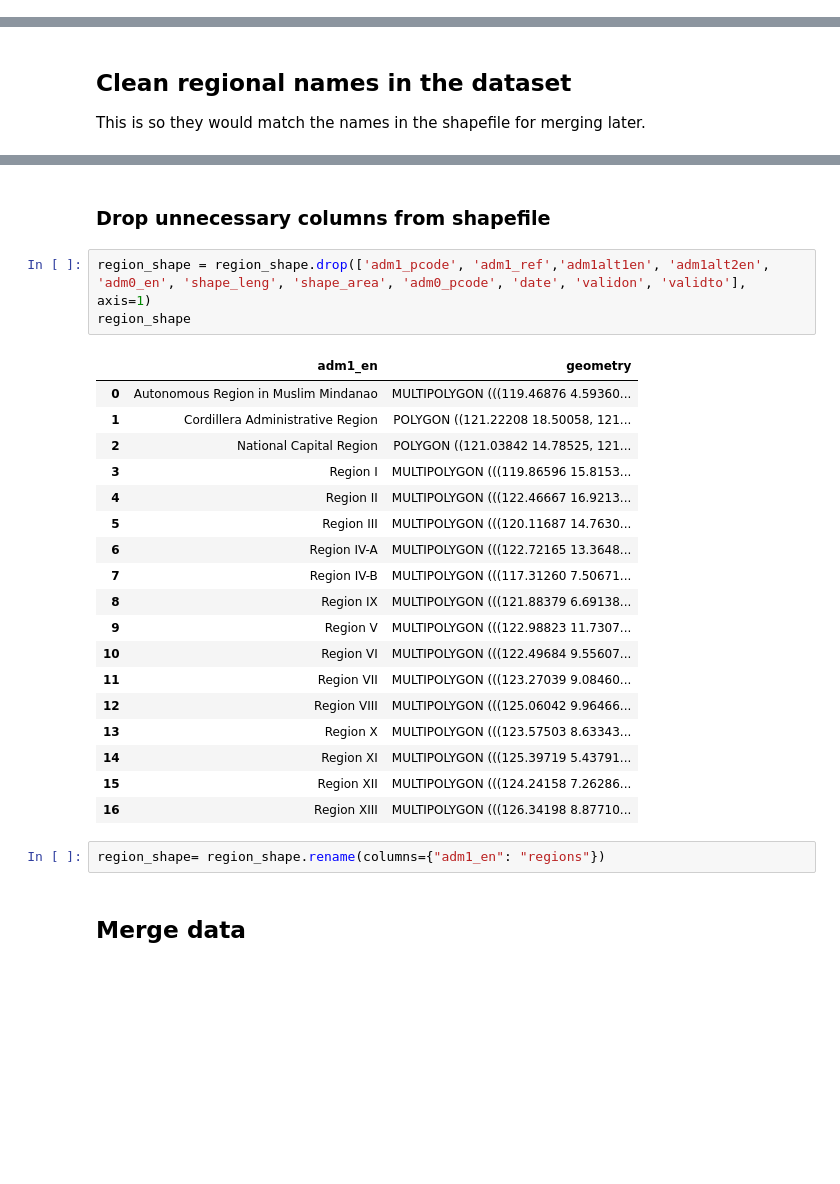
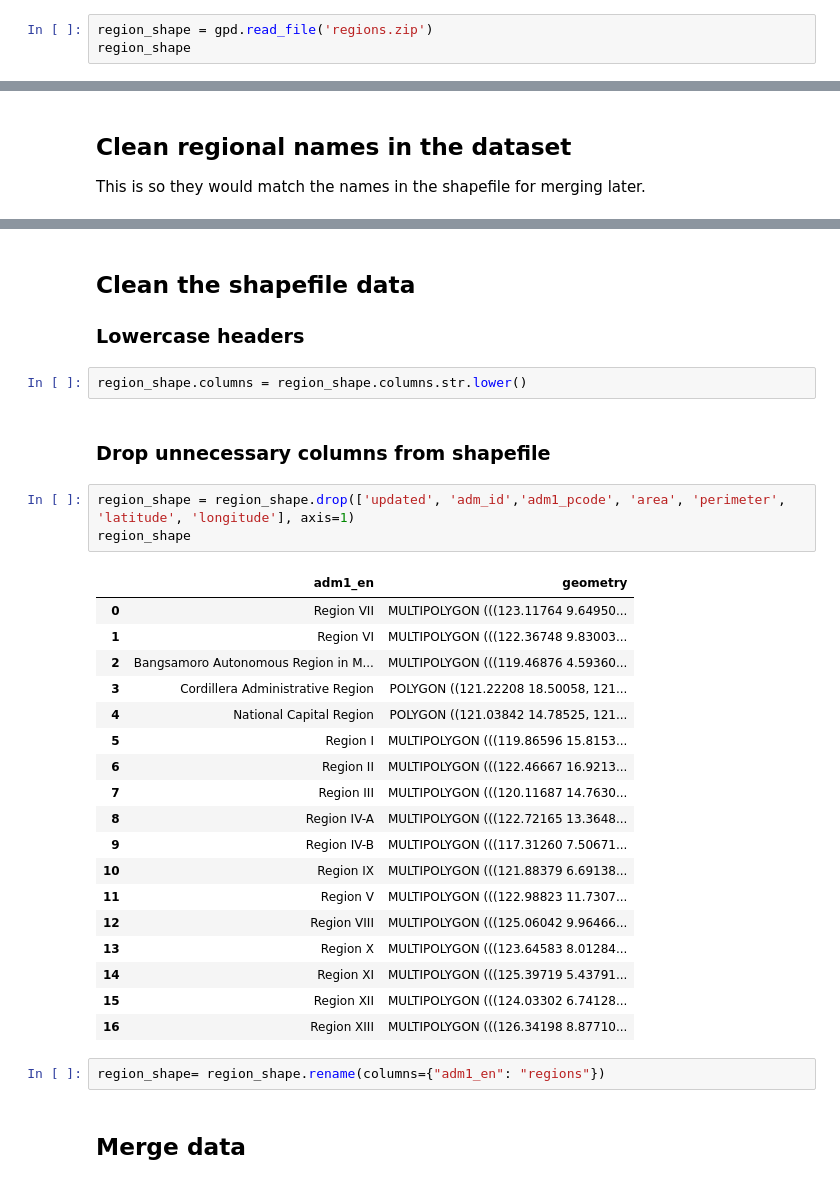
Before and after one commit to pmagtulis/covid-ph-map, a Jupyter notebook: notebooks/regional_covid_cases.ipynb, the cells around one changed output, grey strips where cells are left out. Cells and saved outputs as stored; diff of their text form; blank space fills up the shorter version.

```diff
--- a/notebooks/regional_covid_cases.ipynb
+++ b/notebooks/regional_covid_cases.ipynb
@@ -109,0 +88,3 @@ region_shape.head()
+# %%
+region_shape = gpd.read_file('regions.zip')
+region_shape
@@ -167,29 +142,35 @@ region_shape.columns = region_shape.columns.str.lower()
+# %% [markdown]
+## Clean the shapefile data
+
+### Lowercase headers
+# %%
+region_shape.columns = region_shape.columns.str.lower()
 # %% [markdown]
 ### Drop unnecessary columns from shapefile
 # %%
-region_shape = region_shape.drop(['adm1_pcode', 'adm1_ref','adm1alt1en', 'adm1alt2en', 'adm0_en', 'shape_leng', 'shape_area', 'adm0_pcode', 'date', 'validon', 'validto'], axis=1)
+region_shape = region_shape.drop(['updated', 'adm_id','adm1_pcode', 'area', 'perimeter', 'latitude', 'longitude'], axis=1)
 region_shape
 # %% [output]
 |  | adm1_en | geometry |
-| 0 | Autonomous Region in Muslim Mindanao | MULTIPOLYGON (((119.46876 4.59360... |
-| 1 | Cordillera Administrative Region | POLYGON ((121.22208 18.50058, 121... |
-| 2 | National Capital Region | POLYGON ((121.03842 14.78525, 121... |
-| 3 | Region I | MULTIPOLYGON (((119.86596 15.8153... |
-| 4 | Region II | MULTIPOLYGON (((122.46667 16.9213... |
-| 5 | Region III | MULTIPOLYGON (((120.11687 14.7630... |
-| 6 | Region IV-A | MULTIPOLYGON (((122.72165 13.3648... |
-| 7 | Region IV-B | MULTIPOLYGON (((117.31260 7.50671... |
-| 8 | Region IX | MULTIPOLYGON (((121.88379 6.69138... |
-| 9 | Region V | MULTIPOLYGON (((122.98823 11.7307... |
-| 10 | Region VI | MULTIPOLYGON (((122.49684 9.55607... |
-| 11 | Region VII | MULTIPOLYGON (((123.27039 9.08460... |
+| 0 | Region VII | MULTIPOLYGON (((123.11764 9.64950... |
+| 1 | Region VI | MULTIPOLYGON (((122.36748 9.83003... |
+| 2 | Bangsamoro Autonomous Region in M... | MULTIPOLYGON (((119.46876 4.59360... |
+| 3 | Cordillera Administrative Region | POLYGON ((121.22208 18.50058, 121... |
+| 4 | National Capital Region | POLYGON ((121.03842 14.78525, 121... |
+| 5 | Region I | MULTIPOLYGON (((119.86596 15.8153... |
+| 6 | Region II | MULTIPOLYGON (((122.46667 16.9213... |
+| 7 | Region III | MULTIPOLYGON (((120.11687 14.7630... |
+| 8 | Region IV-A | MULTIPOLYGON (((122.72165 13.3648... |
+| 9 | Region IV-B | MULTIPOLYGON (((117.31260 7.50671... |
+| 10 | Region IX | MULTIPOLYGON (((121.88379 6.69138... |
+| 11 | Region V | MULTIPOLYGON (((122.98823 11.7307... |
 | 12 | Region VIII | MULTIPOLYGON (((125.06042 9.96466... |
-| 13 | Region X | MULTIPOLYGON (((123.57503 8.63343... |
+| 13 | Region X | MULTIPOLYGON (((123.64583 8.01284... |
 | 14 | Region XI | MULTIPOLYGON (((125.39719 5.43791... |
-| 15 | Region XII | MULTIPOLYGON (((124.24158 7.26286... |
+| 15 | Region XII | MULTIPOLYGON (((124.03302 6.74128... |
 | 16 | Region XIII | MULTIPOLYGON (((126.34198 8.87710... |
-# %%
-region_shape= region_shape.rename(columns={"adm1_en": "regions"})
+# %%
+region_shape= region_shape.rename(columns={"adm1_en": "regions"})
 # %% [markdown]
 ## Merge data
 # %%
```
Also changed, not shown: parts of 23 cells of this notebook.
